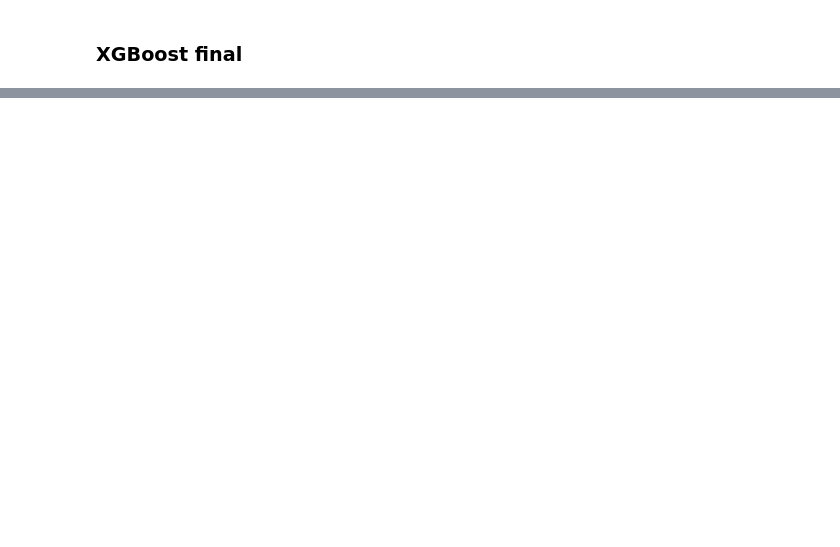
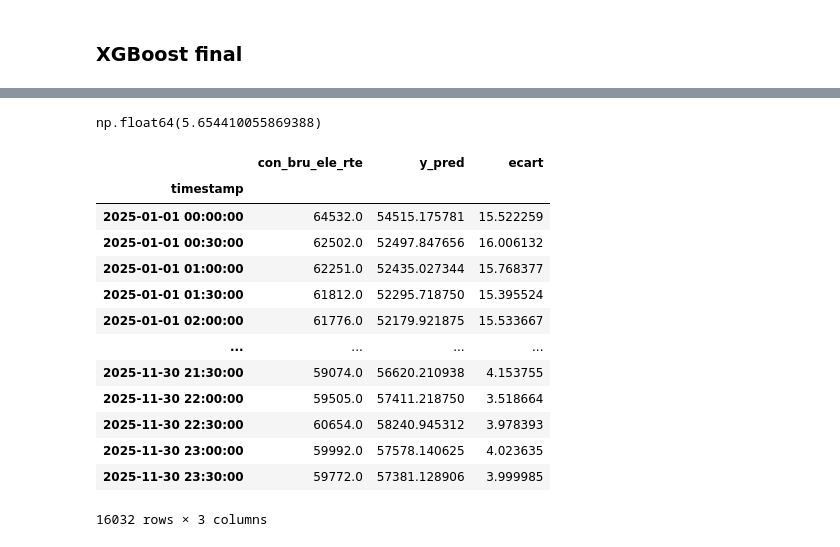
Before and after one commit to 007337-lil/MLOPS, a Jupyter notebook: projet_mlops.ipynb, the cells around one changed output, grey strips where cells are left out. Saved outputs shown, nothing was run; the diff lists cells and outputs as text; code cells hidden in the pictures; blank space fills up the shorter version.

```diff
--- a/projet_mlops.ipynb
+++ b/projet_mlops.ipynb
@@ -167,9 +225,7 @@ dtype: float32
 Recherche des meilleurs hyperparamètres
 # %%
 param_grid = {
-    'n_estimators': [100, 200, 300, 400],
-    'learning_rate': [0.01, 0.05, 0.1, 0.2],
-    'max_depth': [3, 5, 7, 9],
-    'gamma': [0, 1, 5, 10]
+    'learning_rate': [0.03, 0.05, 0.1],
+    'n_estimators': [300, 600, 900],
 }
 # %%
@@ -197,0 +296,4 @@ print(importances_v2)
+# %%
+rmse_ele, mae_ele, r2_ele, importances_ele, df_verif_ele = test_model(
+    df_ele.loc[df_ele['year']>=2024], features, '01/01/2025', 'xgboost', params=best_params_gaz
+)
@@ -197,0 +329,22 @@ print(importances_v2)
+# %%
+df_verif_ele['ecart'] = abs((df_verif_ele['y_pred']-df_verif_ele['con_bru_ele_rte']) *100 / df_verif_ele['con_bru_ele_rte'])
+df_verif_ele['ecart'].mean()
+# %% [output]
+np.float64(5.654410055869388)
+# %%
+df_verif_ele
+# %% [output]
+|  | con_bru_ele_rte | y_pred | ecart |
+| timestamp |  |  |  |
+| 2025-01-01 00:00:00 | 64532.0 | 54515.175781 | 15.522259 |
+| 2025-01-01 00:30:00 | 62502.0 | 52497.847656 | 16.006132 |
+| 2025-01-01 01:00:00 | 62251.0 | 52435.027344 | 15.768377 |
+| 2025-01-01 01:30:00 | 61812.0 | 52295.718750 | 15.395524 |
+| 2025-01-01 02:00:00 | 61776.0 | 52179.921875 | 15.533667 |
+| ... | ... | ... | ... |
+| 2025-11-30 21:30:00 | 59074.0 | 56620.210938 | 4.153755 |
+| 2025-11-30 22:00:00 | 59505.0 | 57411.218750 | 3.518664 |
+| 2025-11-30 22:30:00 | 60654.0 | 58240.945312 | 3.978393 |
+| 2025-11-30 23:00:00 | 59992.0 | 57578.140625 | 4.023635 |
+| 2025-11-30 23:30:00 | 59772.0 | 57381.128906 | 3.999985 |
+16032 rows × 3 columns
```
Also changed, not shown: parts of 24 cells of this notebook, 3 other files.
